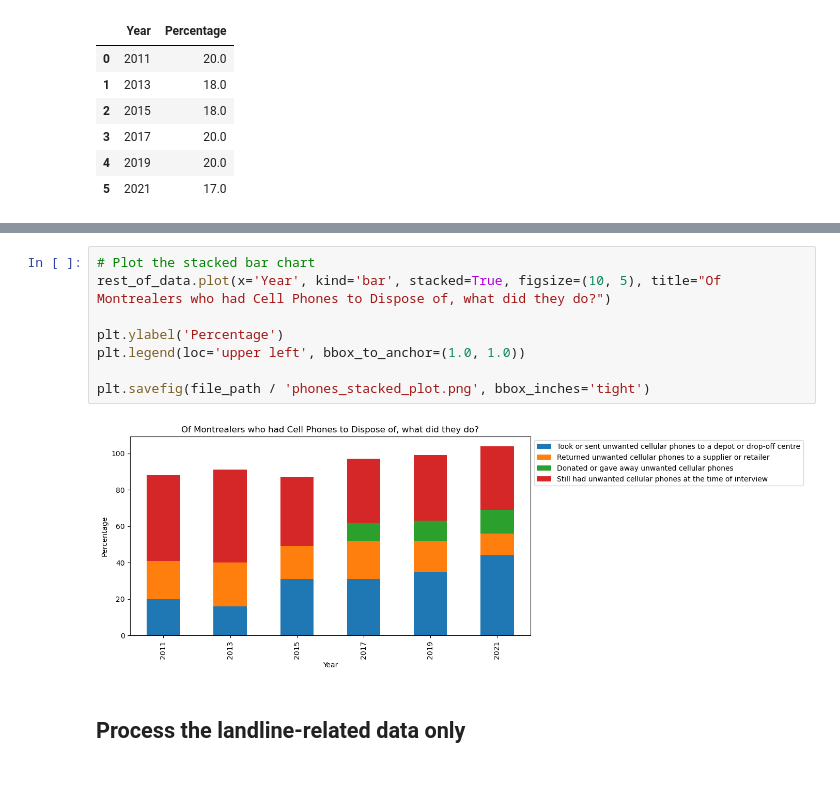
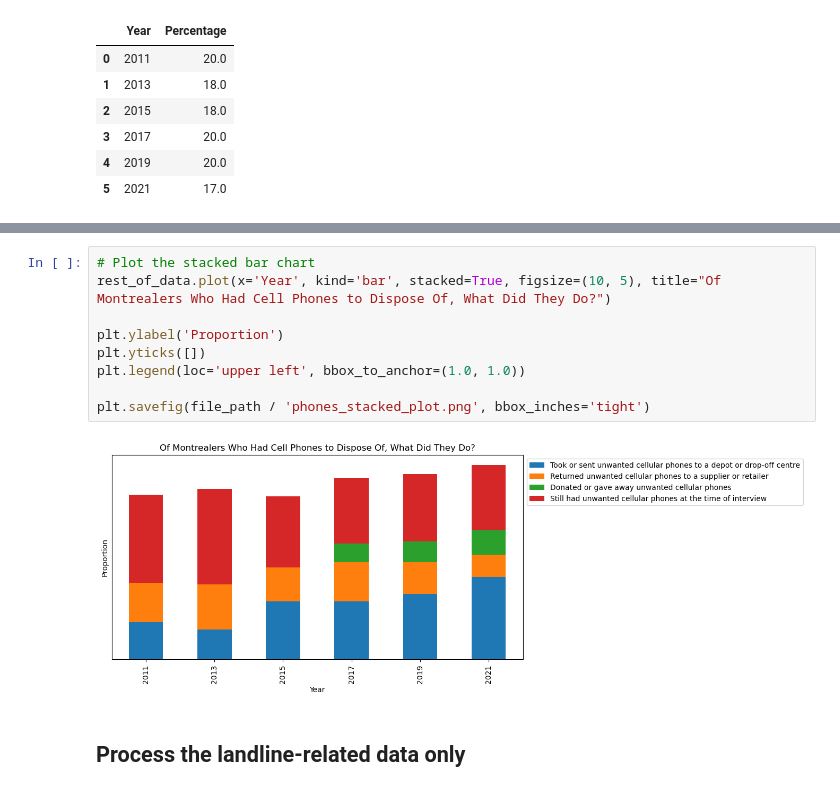
Before and after one commit to BlackSound1/SUST601-Project, a Jupyter notebook: e_waste.ipynb, the cells around one changed output, grey strips where cells are left out. Cells and saved outputs as stored; diff of their text form.

```diff
--- a/e_waste.ipynb
+++ b/e_waste.ipynb
@@ -564,14 +568,15 @@ rest_of_data
 | 6 | 2021 | 44.0 | 12.0 | 13.0 | 35.0 |
 # %%
 # Plot the stacked bar chart
-rest_of_data.plot(x='Year', kind='bar', stacked=True, figsize=(10, 5), title="Of Montrealers who had Cell Phones to Dispose of, what did they do?")
+rest_of_data.plot(x='Year', kind='bar', stacked=True, figsize=(10, 5), title="Of Montrealers Who Had Cell Phones to Dispose Of, What Did They Do?")
 
-plt.ylabel('Percentage')
+plt.ylabel('Proportion')
+plt.yticks([])
 plt.legend(loc='upper left', bbox_to_anchor=(1.0, 1.0))
 
 plt.savefig(file_path / 'phones_stacked_plot.png', bbox_inches='tight')
 # %% [output]
-[figure, old version]
+[figure, new version]
 # %% [markdown]
 ## Process the landline-related data only
 # %%
```
Also changed, not shown: parts of 15 cells of this notebook, 16 other files.
